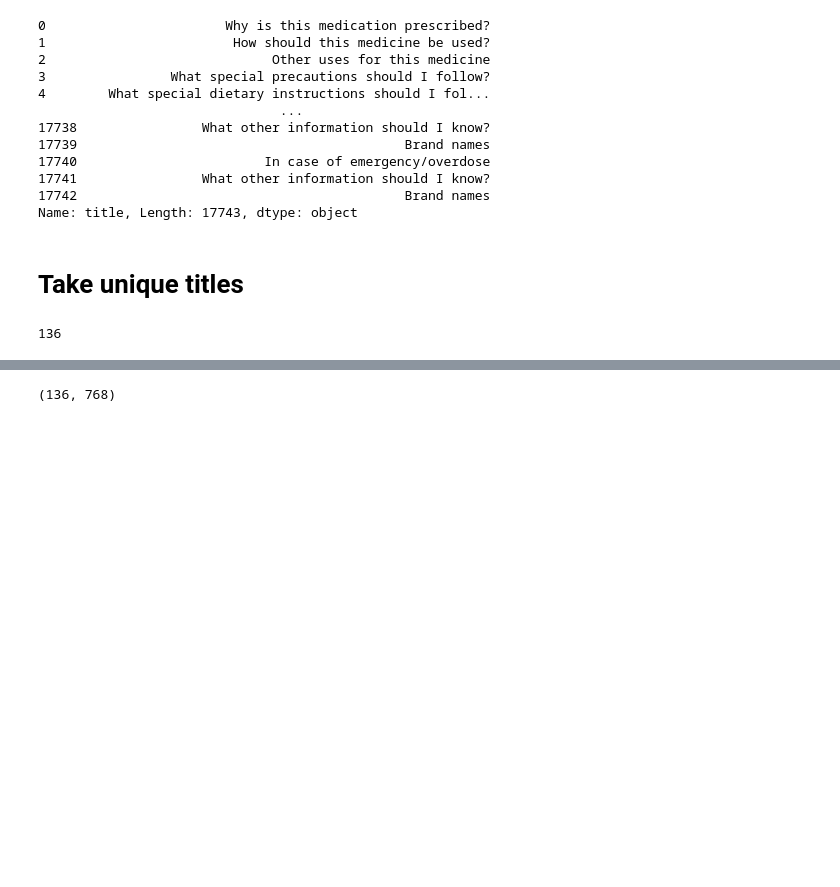
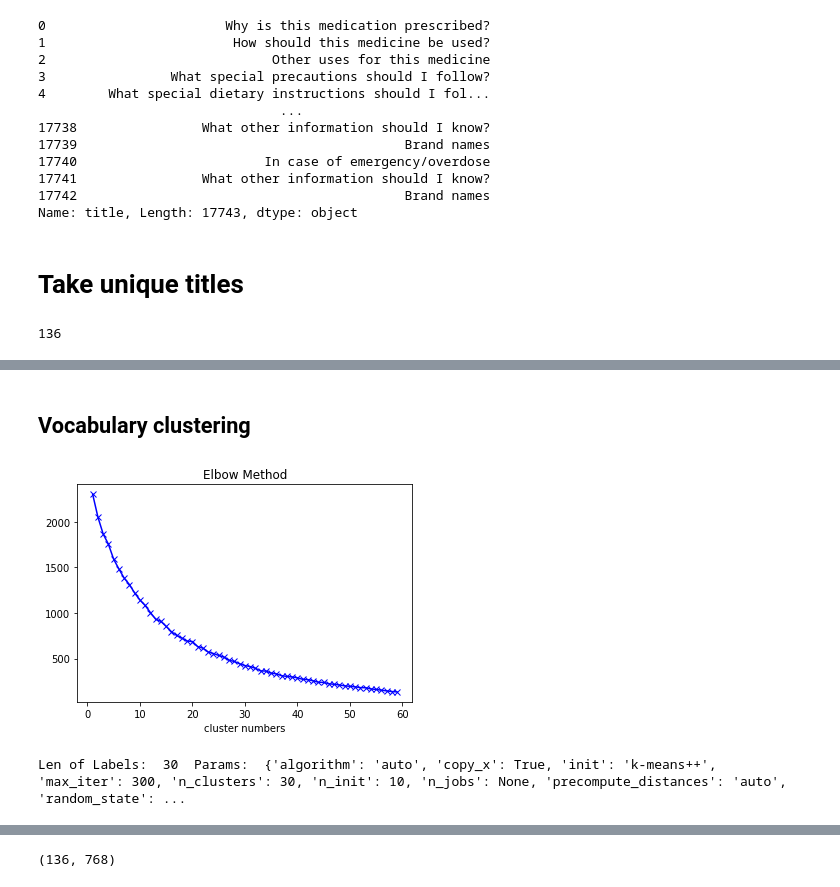
Before and after one commit to MedBot-team/NaBot, a Jupyter notebook: medlineplus_drug_dataset/Analysis/3/sentence_transformer_kmeans_intent.ipynb, the cells around one changed output, grey strips where cells are left out. Saved outputs shown, nothing was run; the diff lists cells and outputs as text; code cells hidden in the pictures; blank space fills up the shorter version.

```diff
--- a/medlineplus_drug_dataset/Analysis/3/sentence_transformer_kmeans_intent.ipynb
+++ b/medlineplus_drug_dataset/Analysis/3/sentence_transformer_kmeans_intent.ipynb
@@ -37,0 +144,30 @@ len(sentences)
+# %% [markdown]
+## Vocabulary clustering
+# %%
+SSE = []
+
+for k in range(1, 60):
+    kmeans = KMeans(n_clusters = k)
+    kmeans.fit(rare_vectors)
+    SSE.append(kmeans.inertia_)
+
+plt.plot(range(1, 60), SSE, 'bx-')
+plt.title('Elbow Method')
+plt.xlabel('cluster numbers')
+plt.show()
+# %% [output]
+[figure, added]
+# %%
+n_clusters = 30
+
+km = KMeans(n_clusters=n_clusters)
+
+km.fit(rare_vectors)
+centers = km.cluster_centers_.argsort()[:,::-1]
+
+print("Len of Labels: ",
+       len(set(km.labels_)),
+       " Params: ",
+       km.get_params())
+# %% [output]
+Len of Labels:  30  Params:  {'algorithm': 'auto', 'copy_x': True, 'init': 'k-means++', 'max_iter': 300, 'n_clusters': 30, 'n_init': 10, 'n_jobs': None, 'precompute_distances': 'auto', 'random_state': ...
```
Also changed, not shown: parts of 30 cells of this notebook.
